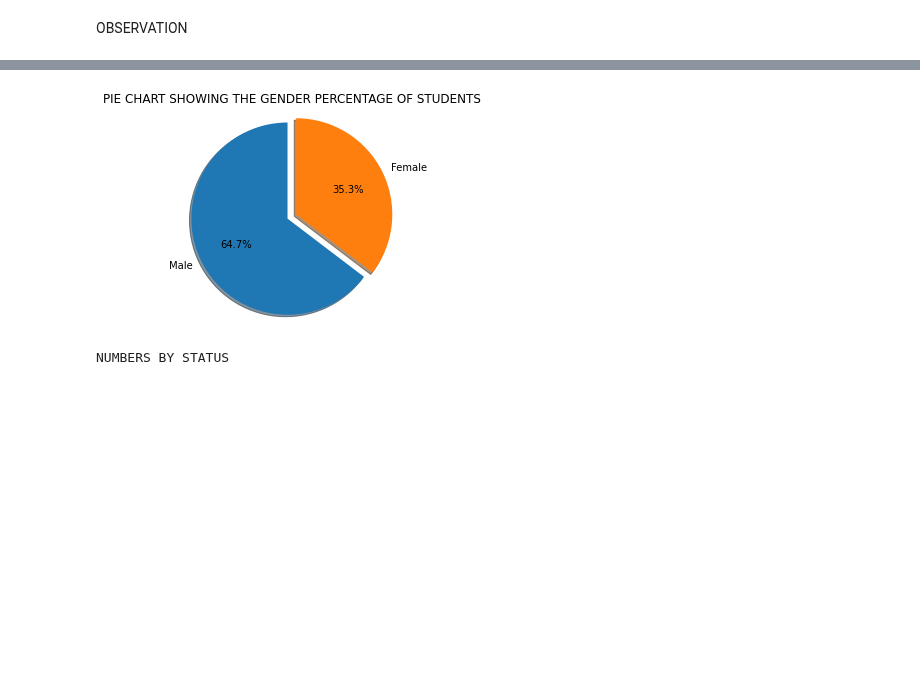
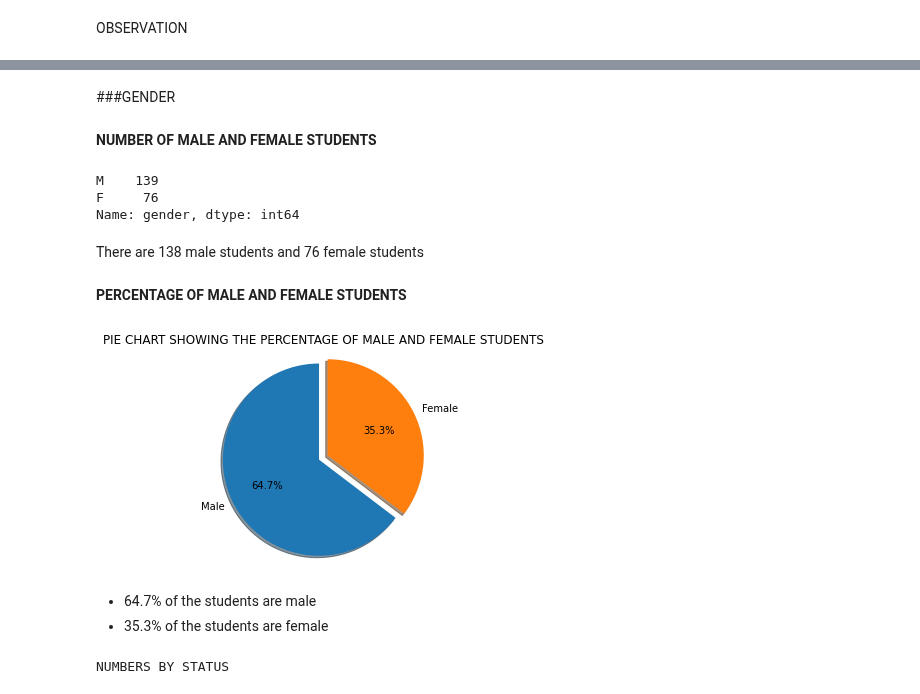
Before and after one commit to devchoplife/Campus-placement, a Jupyter notebook: school_placement.ipynb, the cells around one changed output, grey strips where cells are left out. Saved outputs shown, nothing was run; the diff lists cells and outputs as text; code cells hidden in the pictures; blank space fills up the shorter version.

```diff
--- a/school_placement.ipynb
+++ b/school_placement.ipynb
@@ -244,15 +127,34 @@ Name: gender, dtype: int64
+# %% [markdown]
+###GENDER
+# %% [markdown]
+**NUMBER OF MALE AND FEMALE STUDENTS**
+# %%
+pment['gender'].value_counts()
+# %% [output]
+M    139
+F     76
+Name: gender, dtype: int64
+# %% [markdown]
+There are 138 male students and 76 female students
+# %% [markdown]
+**PERCENTAGE OF MALE AND FEMALE STUDENTS**
 # %%
 labels = 'Male', 'Female'
 sizes = [139, 76]
 explode = (0.1, 0)
 
 fig1, ax1 = plt.subplots()
 ax1.pie(sizes, labels = labels, explode = explode, autopct = '%1.1f%%', shadow = True, startangle = 90)
 ax1.axis('equal')
-plt.title("PIE CHART SHOWING THE GENDER PERCENTAGE OF STUDENTS")
+plt.title("PIE CHART SHOWING THE PERCENTAGE OF MALE AND FEMALE STUDENTS")
 plt.show()
 # %% [output]
-[figure, old version]
+[figure, new version]
+# %% [markdown]
+
+
+*   64.7% of the students are male
+*   35.3% of the students are female
 # %%
 print("NUMBERS BY STATUS")
 pment['status'].value_counts()
```
Also changed, not shown: parts of 19 cells of this notebook.
